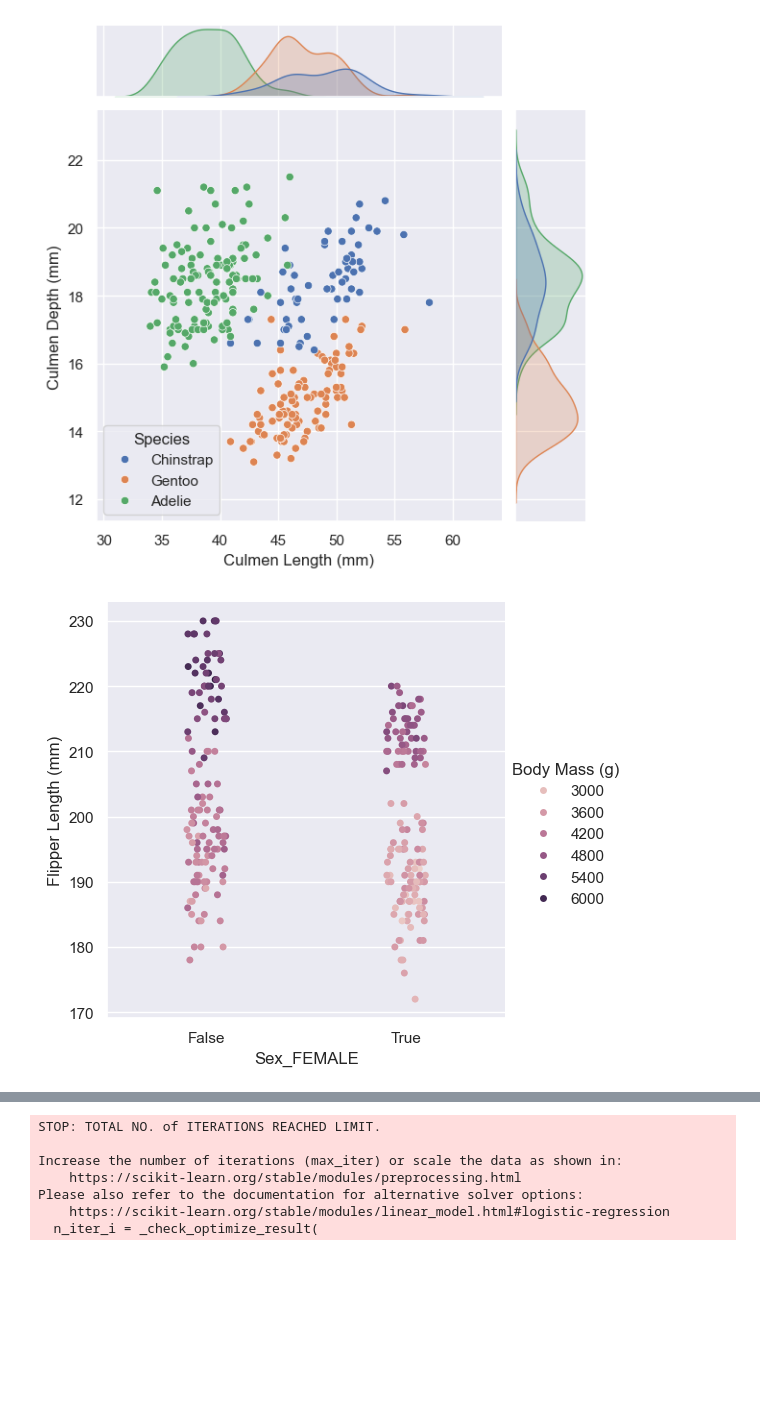
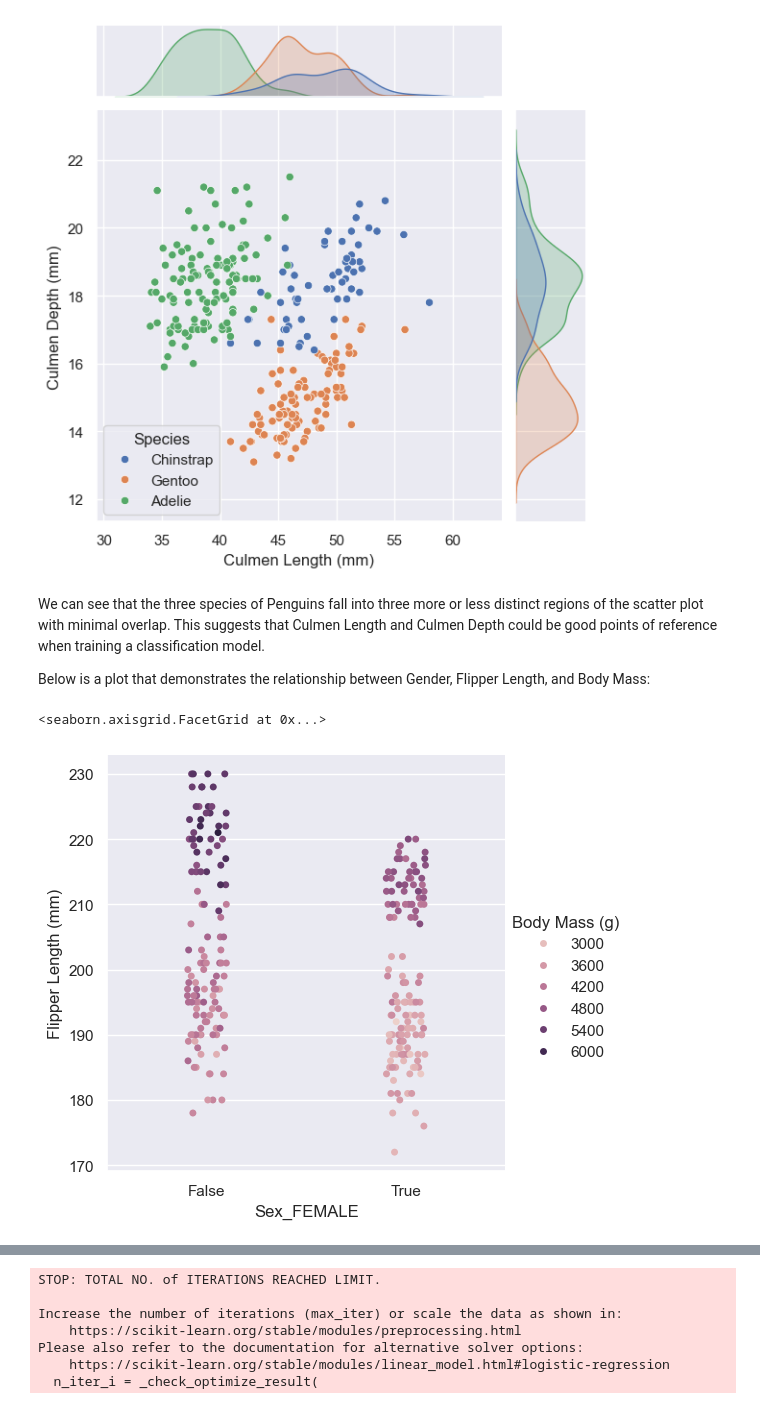
Before and after one commit to lawolff1702/lawolff1702.github.io, a Jupyter notebook: posts/Classifying Palmer Penguins/index.ipynb, the cells around one changed output, grey strips where cells are left out. Drawn from its saved outputs; the diff is of its cells as text; code cells hidden in the pictures; blank space fills up the shorter version.

Commit message:
Finished Exploration and beggining on model training

```diff
--- a/posts/Classifying Palmer Penguins/index.ipynb
+++ b/posts/Classifying Palmer Penguins/index.ipynb
@@ -73,7 +82,12 @@ sns.jointplot(data = train, x = "Culmen Length (mm)", y = "Culmen Depth (mm)", h
 # %% [output]
 <seaborn.axisgrid.JointGrid at 0x...>
 [figure]
+# %% [markdown]
+We can see that the three species of Penguins fall into three more or less distinct regions of the scatter plot with minimal overlap. This suggests that Culmen Length and Culmen Depth could be good points of reference when training a classification model.
+
+Below is a plot that demonstrates the relationship between Gender, Flipper Length, and Body Mass:
 # %%
-cat = sns.catplot(data = X_train, x = "Sex_FEMALE", y = "Flipper Length (mm)", hue = "Body Mass (g)")
+sns.catplot(data = X_train, x = "Sex_FEMALE", y = "Flipper Length (mm)", hue = "Body Mass (g)")
 # %% [output]
+<seaborn.axisgrid.FacetGrid at 0x...>
-[figure, old version]
+[figure, new version]
```
Also changed, not shown: parts of 13 cells of this notebook, 7 other files.
